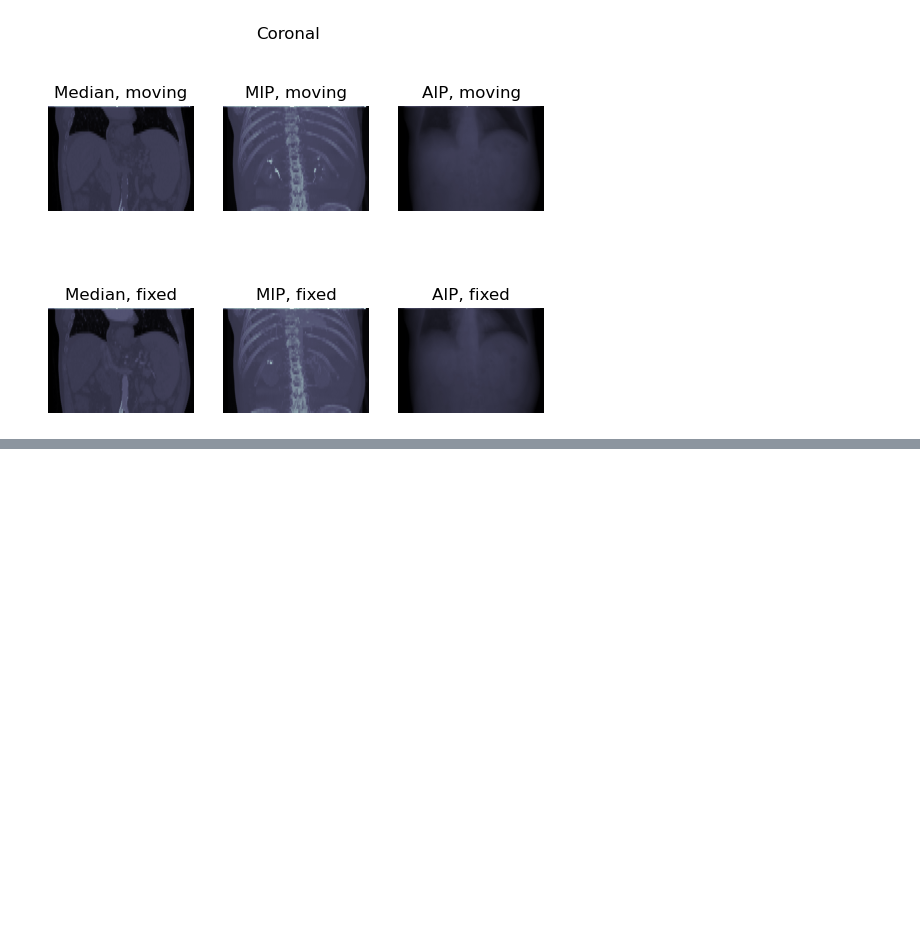
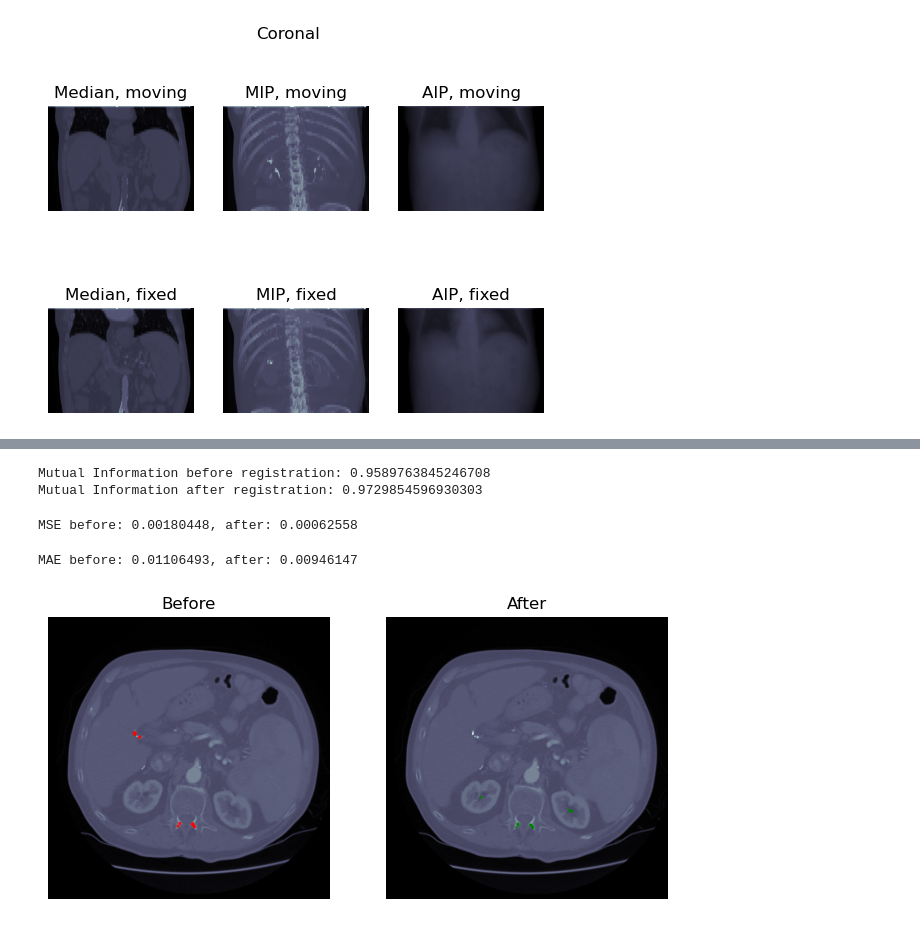
Before and after one commit to alexcega/Medical-Imaging-Final-Project, a Jupyter notebook: RadCTTACEomics_1196/point2.ipynb, the cells around one changed output, grey strips where cells are left out. Saved outputs shown, nothing was run; the diff lists cells and outputs as text; code cells hidden in the pictures; blank space fills up the shorter version.

```diff
--- a/RadCTTACEomics_1196/point2.ipynb
+++ b/RadCTTACEomics_1196/point2.ipynb
@@ -216,0 +306,64 @@ ModuleNotFoundError: No module named 'SimpleITK'
+# %%
+def mutual_information(img_input: np.ndarray, img_reference) -> np.ndarray:
+    """ Compute the Shannon Mutual Information between two images. """
+    nbins = [10, 10]
+
+    # Compute entropy of each image
+    hist = np.histogram(img_input.ravel(), bins=nbins[0])[0]
+    prob_distr = hist / np.sum(hist)
+    entropy_input = -np.sum(prob_distr * np.log2(prob_distr + 1e-7))
+    hist = np.histogram(img_reference.ravel(), bins=nbins[0])[0]
+    prob_distr = hist / np.sum(hist)
+    entropy_reference = -np.sum(prob_distr * np.log2(prob_distr + 1e-7))
+
+    # Compute joint entropy
+    joint_hist = np.histogram2d(img_input.ravel(), img_reference.ravel(), bins=nbins)[0]
+    prob_distr = joint_hist / np.sum(joint_hist)
+    joint_entropy = -np.sum(prob_distr * np.log2(prob_distr + 1e-7))
+
+    # Compute mutual information
+    return entropy_input + entropy_reference - joint_entropy
+
+mutual_info = mutual_information(moving_vol, fixed_vol)
+mutual_info_afer= mutual_information(transformed_img_ls, fixed_vol)
+print("Mutual Information before registration:", mutual_info)
+print("Mutual Information after registration:", mutual_info_afer)
+# %% [output]
+Mutual Information before registration: 0.9589763845246708
+Mutual Information after registration: 0.9729854596930303
+# %%
+def mean_squared_error(img1: np.ndarray, img2: np.ndarray) -> float:
+    """ Compute the Mean Squared Error between two images. """
+    return np.mean((img1 - img2) ** 2)
+before = mean_squared_error(fixed_vol, moving_vol)
+after  = mean_squared_error(fixed_vol, transformed_img_ls)
+print(f"MSE before: {before:.8f}, after: {after:.8f}")
+# %% [output]
+MSE before: 0.00180448, after: 0.00062558
+# %%
+def mean_absolute_error(img_input: np.ndarray, img_reference) -> np.ndarray:
+    """ Compute the MAE between two images. """
+    return np.mean(np.abs(img_input - img_reference))
+
+mae_before = mean_absolute_error(moving_vol, fixed_vol)
+mae_after  = mean_absolute_error(transformed_img_ls, fixed_vol)
+print(f"MAE before: {mae_before:.8f}, after: {mae_after:.8f}")
+# %% [output]
+MAE before: 0.01106493, after: 0.00946147
+# %%
+z0 = fixed_vol.shape[0]//2
+plt.figure(figsize=(8,4))
+plt.subplot(1,2,1)
+plt.title("Before")
+plt.imshow(fixed_vol[z0], cmap='bone')
+plt.contour( fixed_vol[z0], levels=[0.5], colors='r' )
+plt.axis('off')
+
+plt.subplot(1,2,2)
+plt.title("After")
+plt.imshow(fixed_vol[z0], cmap='bone')
+plt.contour( transformed_img_ls[z0], levels=[0.5], colors='g' )
+plt.axis('off')
+plt.show()
+# %% [output]
+[figure, added]
```
Also changed, not shown: parts of 17 cells of this notebook, 4 other files.
